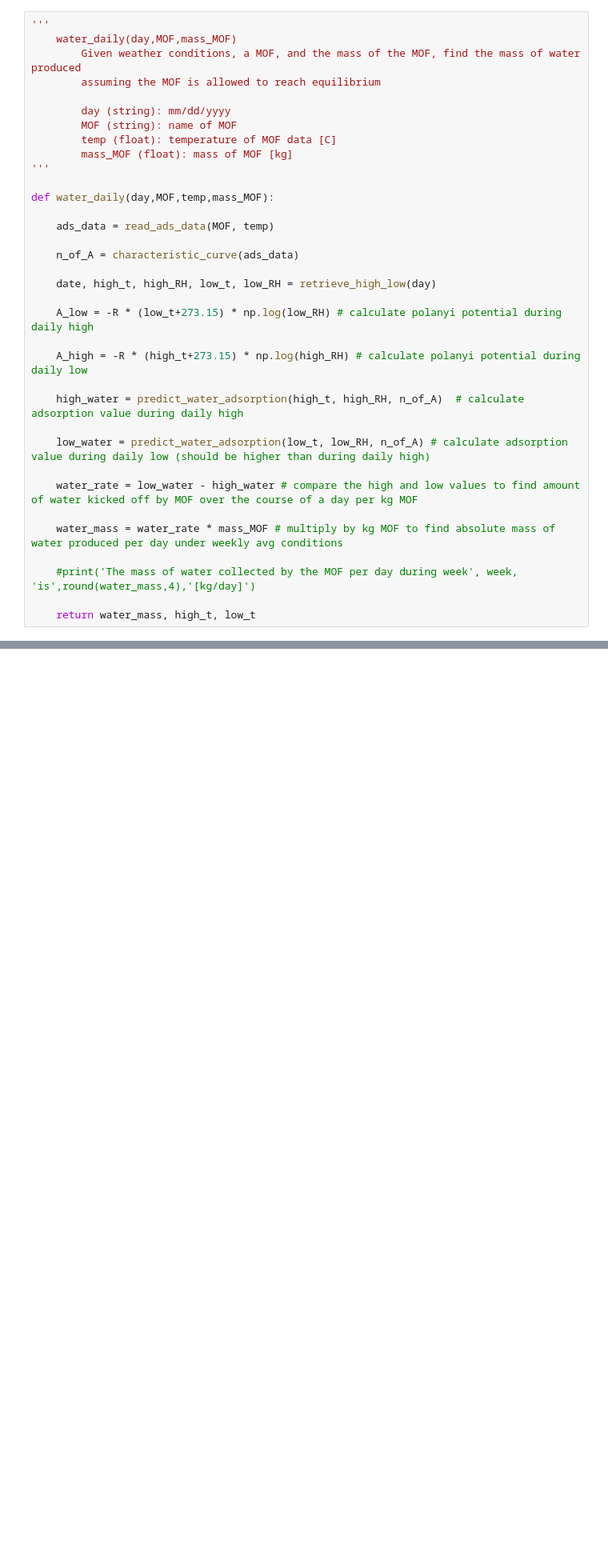
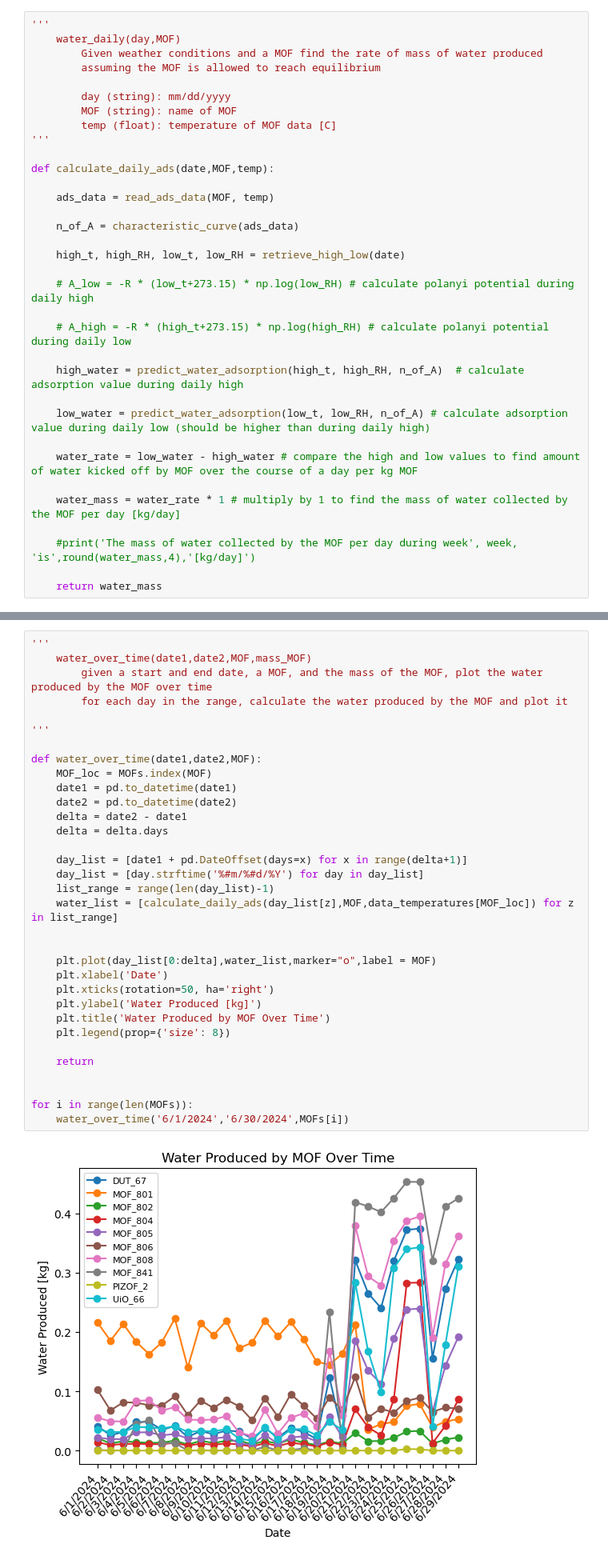
Before and after one commit to SimonEnsemble/water_harvesting, a Jupyter notebook: Polanyi_calculation_general.ipynb, the cells around one changed output, grey strips where cells are left out. Shown at 80% size. Drawn from its saved outputs; the diff is of its cells as text; blank space fills up the shorter version.

```diff
--- a/Polanyi_calculation_general.ipynb
+++ b/Polanyi_calculation_general.ipynb
@@ -320,27 +351,26 @@ retrieve_high_low('6/4/2024')
 # Calculate Water Output
 # %%
 '''
-    water_daily(day,MOF,mass_MOF)
-        Given weather conditions, a MOF, and the mass of the MOF, find the mass of water produced
+    water_daily(day,MOF)
+        Given weather conditions and a MOF find the rate of mass of water produced
         assuming the MOF is allowed to reach equilibrium
 
         day (string): mm/dd/yyyy
         MOF (string): name of MOF
         temp (float): temperature of MOF data [C]
-        mass_MOF (float): mass of MOF [kg]
 '''
 
-def water_daily(day,MOF,temp,mass_MOF):
+def calculate_daily_ads(date,MOF,temp):
 
     ads_data = read_ads_data(MOF, temp)
 
     n_of_A = characteristic_curve(ads_data)
 
-    date, high_t, high_RH, low_t, low_RH = retrieve_high_low(day)
+    high_t, high_RH, low_t, low_RH = retrieve_high_low(date)
 
-    A_low = -R * (low_t+273.15) * np.log(low_RH) # calculate polanyi potential during daily high
+    # A_low = -R * (low_t+273.15) * np.log(low_RH) # calculate polanyi potential during daily high
 
-    A_high = -R * (high_t+273.15) * np.log(high_RH) # calculate polanyi potential during daily low
+    # A_high = -R * (high_t+273.15) * np.log(high_RH) # calculate polanyi potential during daily low
 
     high_water = predict_water_adsorption(high_t, high_RH, n_of_A)  # calculate adsorption value during daily high
 
@@ -348,9 +378,9 @@ def water_daily(day,MOF,temp,mass_MOF):
 
     water_rate = low_water - high_water # compare the high and low values to find amount of water kicked off by MOF over the course of a day per kg MOF
 
-    water_mass = water_rate * mass_MOF # multiply by kg MOF to find absolute mass of water produced per day under weekly avg conditions
+    water_mass = water_rate * 1 # multiply by 1 to find the mass of water collected by the MOF per day [kg/day]
 
     #print('The mass of water collected by the MOF per day during week', week, 'is',round(water_mass,4),'[kg/day]')
 
-    return water_mass, high_t, low_t
+    return water_mass
 # %%
@@ -375,2 +390,37 @@ def Calculate_mass(mof, data_temp, week, kg_MOF): # using MOF data at MOF name m
+# %%
+'''
+    water_over_time(date1,date2,MOF,mass_MOF)
+        given a start and end date, a MOF, and the mass of the MOF, plot the water produced by the MOF over time
+        for each day in the range, calculate the water produced by the MOF and plot it
+
+'''
+
+def water_over_time(date1,date2,MOF):
+    MOF_loc = MOFs.index(MOF)
+    date1 = pd.to_datetime(date1)
+    date2 = pd.to_datetime(date2)
+    delta = date2 - date1
+    delta = delta.days
+
+    day_list = [date1 + pd.DateOffset(days=x) for x in range(delta+1)]
+    day_list = [day.strftime('%#m/%#d/%Y') for day in day_list]
+    list_range = range(len(day_list)-1)
+    water_list = [calculate_daily_ads(day_list[z],MOF,data_temperatures[MOF_loc]) for z in list_range]
+
+
+    plt.plot(day_list[0:delta],water_list,marker="o",label = MOF)
+    plt.xlabel('Date')
+    plt.xticks(rotation=50, ha='right')
+    plt.ylabel('Water Produced [kg]')
+    plt.title('Water Produced by MOF Over Time')
+    plt.legend(prop={'size': 8})
+
+    return
+
+
+for i in range(len(MOFs)):
+    water_over_time('6/1/2024','6/30/2024',MOFs[i])
+# %% [output]
+[figure, added]
 # %% [markdown]
 ## OPTIMIZATION ##
```
Also changed, not shown: parts of 23 cells of this notebook.
